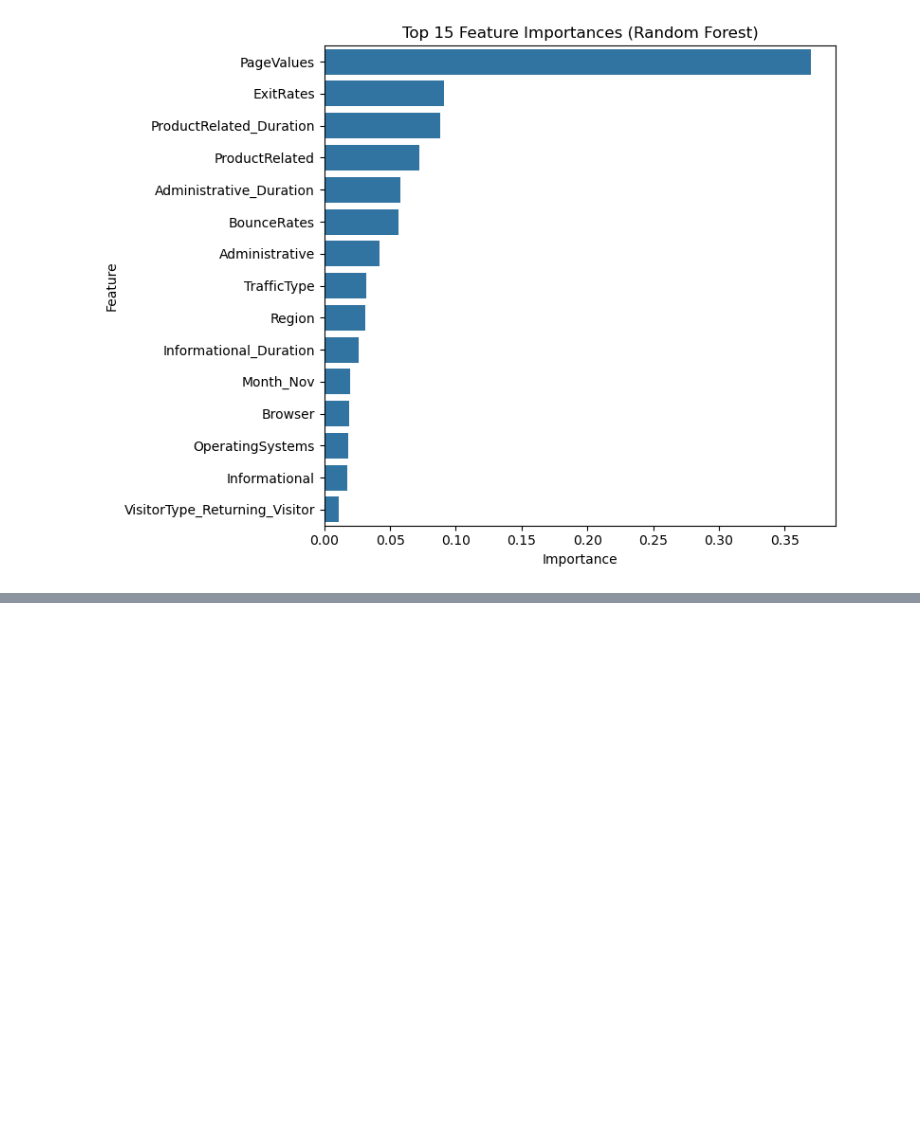
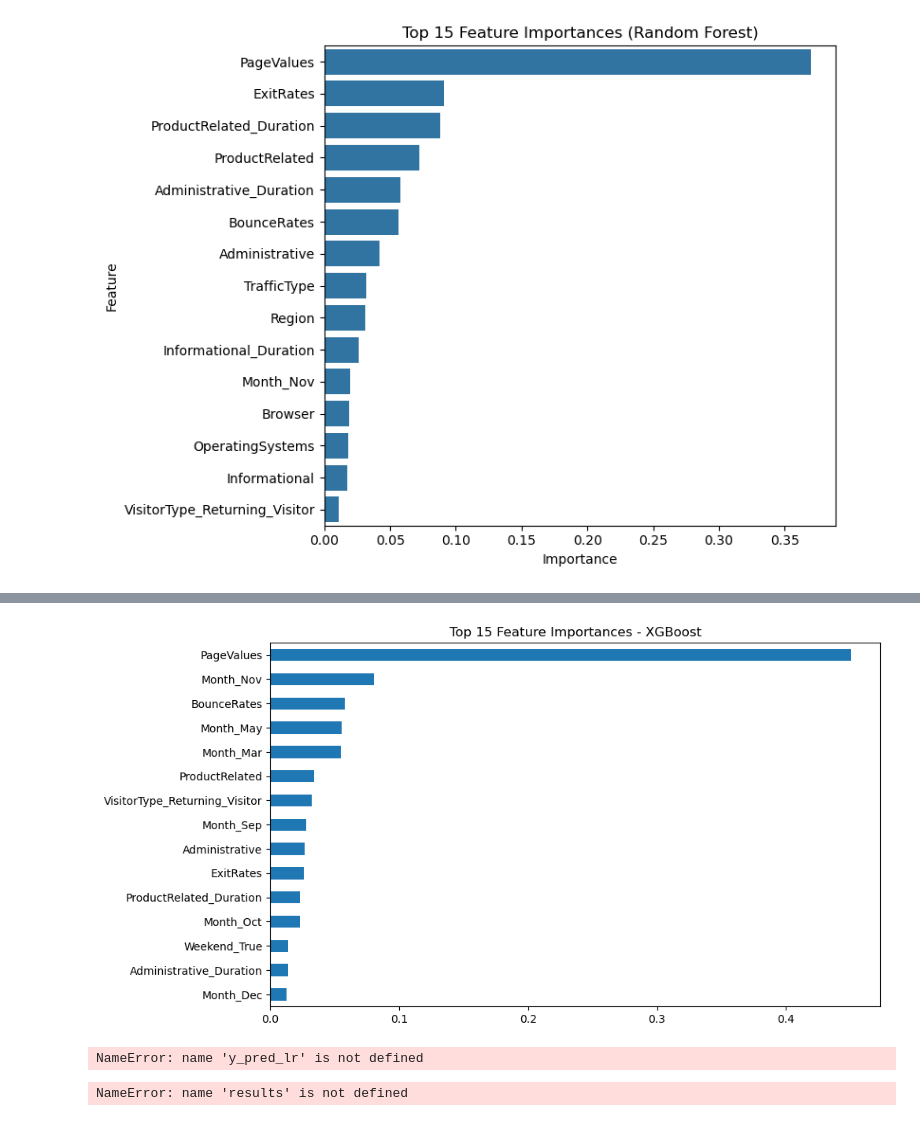
Before and after one commit to leticiavieira03/-CA1-Strategic-Thinking-student2025304, a Jupyter notebook: 2025304_CA2_ Strategic Thinking_.ipynb, the cells around one changed output, grey strips where cells are left out. Saved outputs shown, nothing was run; the diff lists cells and outputs as text; code cells hidden in the pictures; blank space fills up the shorter version.

```diff
--- a/2025304_CA2_ Strategic Thinking_.ipynb
+++ b/2025304_CA2_ Strategic Thinking_.ipynb
@@ -308,0 +435,57 @@ plt.show()
+# %%
+import matplotlib.pyplot as plt
+import pandas as pd
+
+# Feature importance
+importance = best_xgb.feature_importances_
+features = X_train.columns
+
+feat_imp = pd.Series(importance, index=features).sort_values(ascending=False)
+
+# Plot
+plt.figure(figsize=(10,6))
+feat_imp.head(15).plot(kind='barh')
+plt.title("Top 15 Feature Importances - XGBoost")
+plt.gca().invert_yaxis()
+plt.show()
+# %% [output]
+[figure, added]
+# %%
+# ==============================
+# COMPARAÇÃO DE MODELOS
+# ==============================
+import pandas as pd
+from sklearn.metrics import accuracy_score, precision_score, recall_score, f1_score
+
+# Função para calcular métricas
+def get_metrics(y_true, y_pred):
+    return {
+        "Accuracy": accuracy_score(y_true, y_pred),
+        "Precision": precision_score(y_true, y_pred),
+        "Recall": recall_score(y_true, y_pred),
+        "F1-score": f1_score(y_true, y_pred)
+    }
+
+# Criar tabela
+results = pd.DataFrame({
+    "Logistic Regression": get_metrics(y_test, y_pred_lr),
+    "Random Forest": get_metrics(y_test, y_pred_rf),
+    "XGBoost": get_metrics(y_test, y_pred_xgb)
+}).T
+
+# Arredondar valores
+results = results.round(3)
+
+print(results)
+# %% [output]
+NameError: name 'y_pred_lr' is not defined
+# %%
+import matplotlib.pyplot as plt
+
+results.plot(kind='bar', figsize=(10,6))
+plt.title("Model Comparison")
+plt.ylabel("Score")
+plt.xticks(rotation=0)
+plt.show()
+# %% [output]
+NameError: name 'results' is not defined
```
Also changed, not shown: parts of 3 cells of this notebook.
